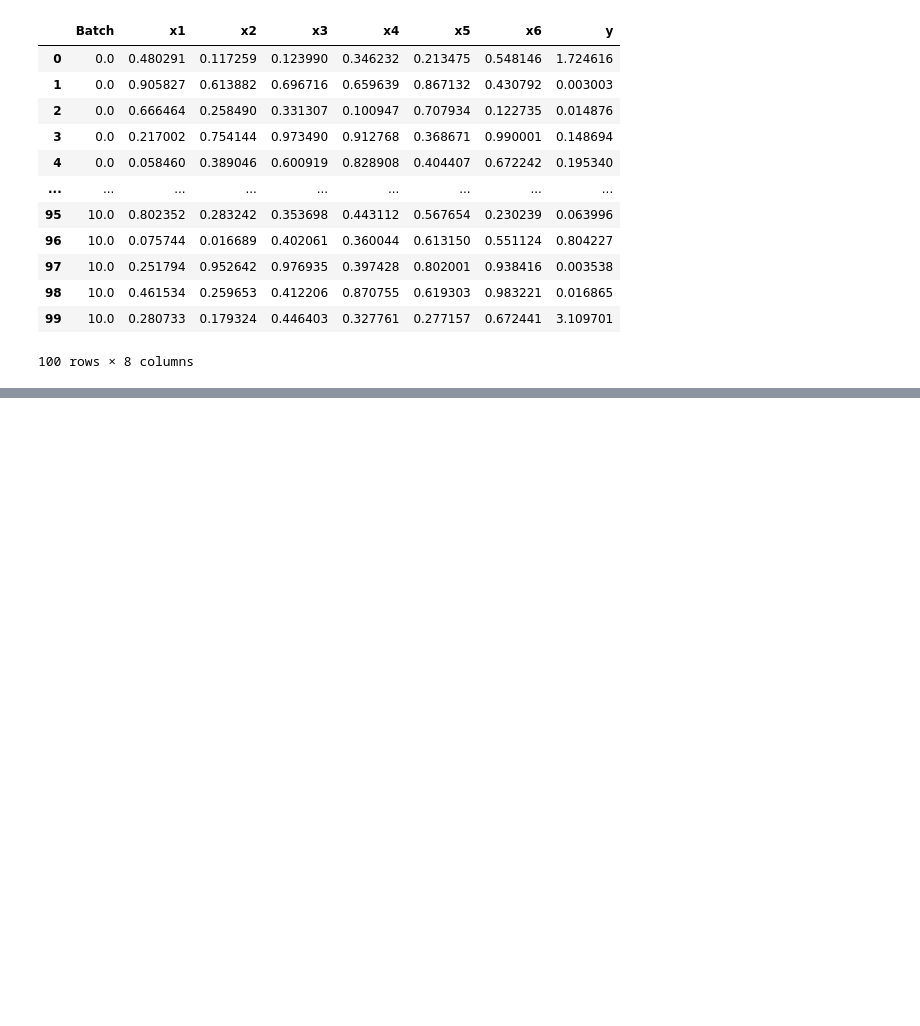
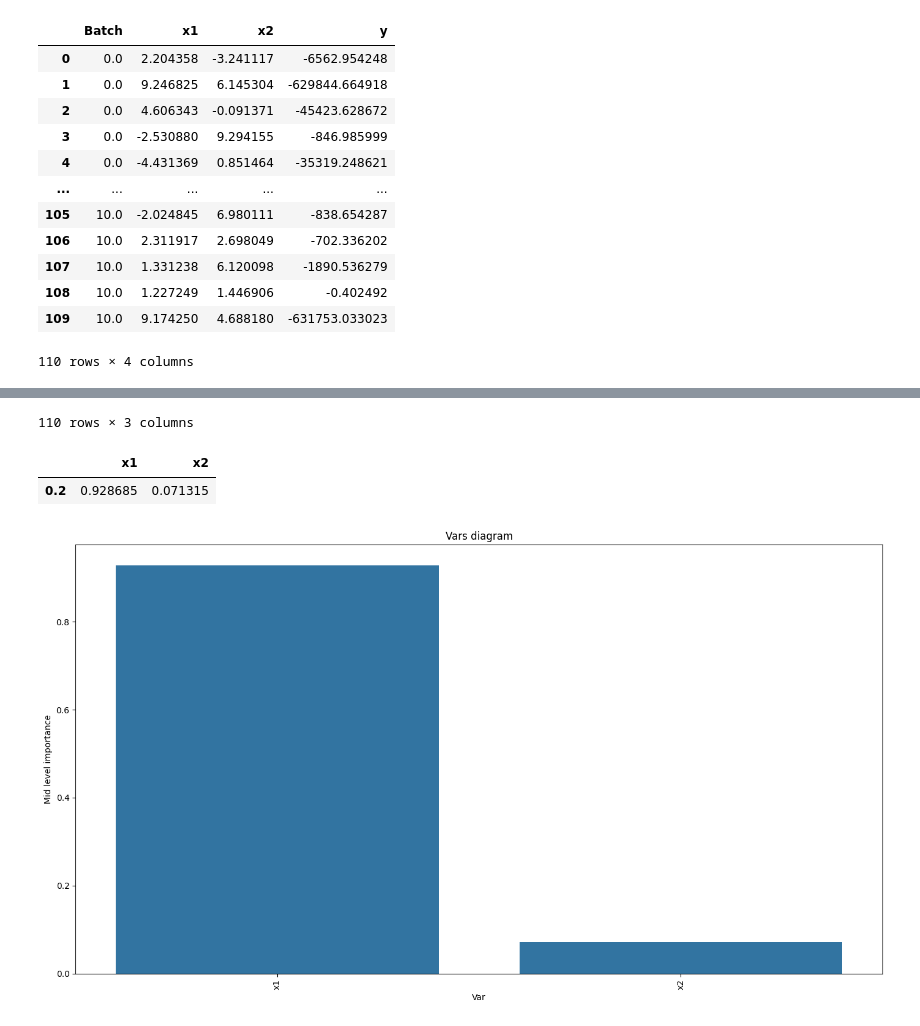
Before and after one commit to Schubydo/msc_code, a Jupyter notebook: SO_Numerical_Experiments/vars.ipynb, the cells around one changed output, grey strips where cells are left out. Cells and saved outputs as stored; diff of their text form; code cells hidden in the pictures; blank space fills up the shorter version.

```diff
--- a/SO_Numerical_Experiments/vars.ipynb
+++ b/SO_Numerical_Experiments/vars.ipynb
@@ -1,43 +1,77 @@
 # %%
 from bayesian_optimization import BayesianOptimization
 import pandas as pd
 from botorch.test_functions import Ackley
 from botorch.test_functions import Levy
-from botorch.test_functions import Hartmann
+from botorch.test_functions import Rosenbrock
+from varstool import DVARS
+import seaborn as sns
+import matplotlib.pyplot as plt
 
 # Variables that determine the size of the dataset
-N_INITIAL = 50
+N_INITIAL = 10
 EPOCHS = 10
-BATCH_SIZE = 5
-DIM = 6
-LOWER = 0
-UPPER = 1
+BATCH_SIZE = 10
+DIM = 2
+LOWER = -5
+UPPER = 10
 
-optimizer = BayesianOptimization(fun=Hartmann(dim=DIM,negate=True),
+optimizer = BayesianOptimization(fun=Rosenbrock(dim=DIM,negate=True),
                                  batch_size=BATCH_SIZE,
                                  dim=DIM,
                                  epochs=EPOCHS,
                                  n_init=N_INITIAL,
                                  lower_bound=LOWER,
                                  upper_bound=UPPER,
                                  seed=5,
                                  acqf_type='qUCB')
 
 x_max, y_max = optimizer.run()
 data = optimizer.get_data()
 full = optimizer.format(data, dim=DIM, n_init=N_INITIAL, batch_size=BATCH_SIZE, epochs=EPOCHS)
 display(full)
+
+vars_data = full.drop(columns=['Batch'])
+
+display(vars_data)
+vars_data.to_csv('vars_data.csv', index=False)
+h = 0.3
+experiment = DVARS(data_file = 'vars_data.csv',
+                   outvarname = 'y',
+                   ivars_range = h,
+                   phi0=1,
+                   phi_max=1e6,
+                   tol = 1e-6,
+                   correlation_func_type='linear',
+                   report_verbose=False)
+
+experiment.run()
+display(experiment.ratios)
+
+data = pd.DataFrame(experiment.ratios, index=[h])
+data = data.T.sort_values(by=h, ascending=False).T
+
+# Plotting the ratios
+plt.figure(figsize=(14, 8))
+sns.barplot(x=data.columns, y=data.iloc[0])
+plt.xticks(rotation=90)
+plt.title('Vars diagram')
+plt.xlabel('Var')
+plt.ylabel('Mid level importance')
+plt.tight_layout()
+
+plt.show()
 # %% [output]
-|  | Batch | x1 | x2 | x3 | x4 | x5 | x6 | y |
-| 0 | 0.0 | 0.480291 | 0.117259 | 0.123990 | 0.346232 | 0.213475 | 0.548146 | 1.724616 |
-| 1 | 0.0 | 0.905827 | 0.613882 | 0.696716 | 0.659639 | 0.867132 | 0.430792 | 0.003003 |
-| 2 | 0.0 | 0.666464 | 0.258490 | 0.331307 | 0.100947 | 0.707934 | 0.122735 | 0.014876 |
-| 3 | 0.0 | 0.217002 | 0.754144 | 0.973490 | 0.912768 | 0.368671 | 0.990001 | 0.148694 |
-| 4 | 0.0 | 0.058460 | 0.389046 | 0.600919 | 0.828908 | 0.404407 | 0.672242 | 0.195340 |
-| ... | ... | ... | ... | ... | ... | ... | ... | ... |
-| 95 | 10.0 | 0.802352 | 0.283242 | 0.353698 | 0.443112 | 0.567654 | 0.230239 | 0.063996 |
-| 96 | 10.0 | 0.075744 | 0.016689 | 0.402061 | 0.360044 | 0.613150 | 0.551124 | 0.804227 |
-| 97 | 10.0 | 0.251794 | 0.952642 | 0.976935 | 0.397428 | 0.802001 | 0.938416 | 0.003538 |
-| 98 | 10.0 | 0.461534 | 0.259653 | 0.412206 | 0.870755 | 0.619303 | 0.983221 | 0.016865 |
-| 99 | 10.0 | 0.280733 | 0.179324 | 0.446403 | 0.327761 | 0.277157 | 0.672441 | 3.109701 |
+|  | Batch | x1 | x2 | y |
+| 0 | 0.0 | 2.204358 | -3.241117 | -6562.954248 |
+| 1 | 0.0 | 9.246825 | 6.145304 | -629844.664918 |
+| 2 | 0.0 | 4.606343 | -0.091371 | -45423.628672 |
+| 3 | 0.0 | -2.530880 | 9.294155 | -846.985999 |
+| 4 | 0.0 | -4.431369 | 0.851464 | -35319.248621 |
+| ... | ... | ... | ... | ... |
+| 105 | 10.0 | -2.024845 | 6.980111 | -838.654287 |
+| 106 | 10.0 | 2.311917 | 2.698049 | -702.336202 |
+| 107 | 10.0 | 1.331238 | 6.120098 | -1890.536279 |
+| 108 | 10.0 | 1.227249 | 1.446906 | -0.402492 |
+| 109 | 10.0 | 9.174250 | 4.688180 | -631753.033023 |
-100 rows × 8 columns
+110 rows × 4 columns
@@ -43,0 +90,4 @@ display(full)
+110 rows × 3 columns
+|  | x1 | x2 |
+| 0.2 | 0.928685 | 0.071315 |
+[figure, added]
```
Also changed, not shown: parts of 14 cells of this notebook, 1 other file.
